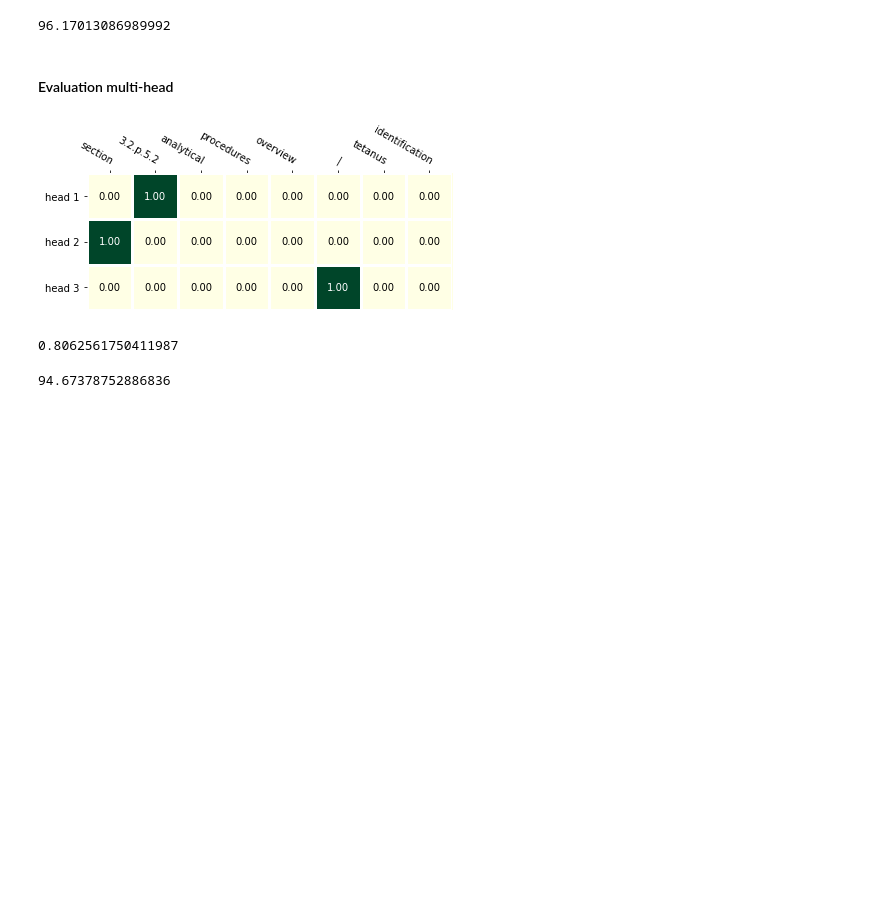
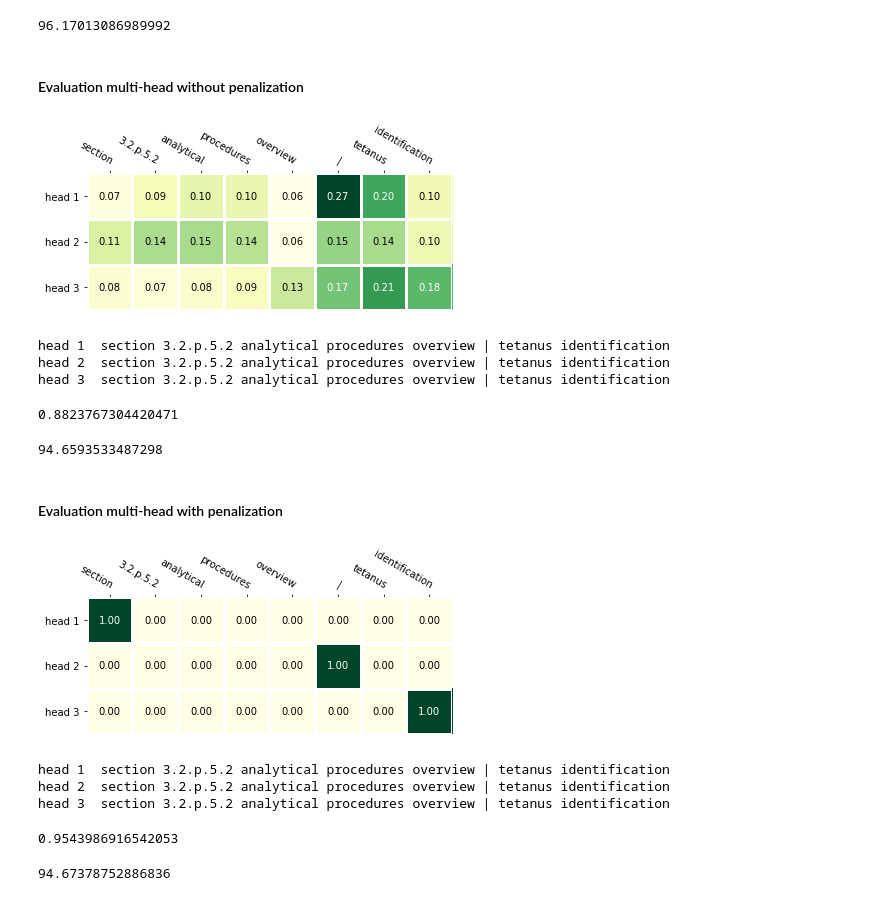
Before and after one commit to JBAujogue/RNN-playground, a Jupyter notebook: Deep Learning for NLP I - 2 Sentence Classification.ipynb, the cells around one changed output. Saved outputs shown, nothing was run; the diff lists cells and outputs as text; code cells hidden in the pictures; blank space fills up the shorter version.

```diff
--- a/Deep Learning for NLP I - 2 Sentence Classification.ipynb
+++ b/Deep Learning for NLP I - 2 Sentence Classification.ipynb
@@ -491,12 +491,13 @@ class SelfAttention(nn.Module):
 #from libDL4NLP.modules import MultiHeadSelfAttention
 # %%
 class MultiHeadSelfAttention(nn.Module):
-    def __init__(self, embedding_dim, n_head = 1, dropout = 0):
+    def __init__(self, embedding_dim, n_head = 1, penalization = None, dropout = 0):
         super(MultiHeadSelfAttention, self).__init__()
 
         # relevant quantities
         self.embedding_dim = embedding_dim
         self.output_dim = n_head * embedding_dim
+        self.penalization = penalization
         self.n_head = n_head
 
         # parameters
@@ -514,7 +515,7 @@ class MultiHeadSelfAttention(nn.Module):
         outputs = [attn(embeddings) for attn in self.attn_list]
         applied = torch.cat([out[0] for out in outputs], dim = 2) # size (batch_size, 1, n_heads * embedding_dim)
         weights = torch.cat([out[1] for out in outputs], dim = 1) # size (batch_size, n_heads, input_length)
-        if penal and self.n_head > 1 :
+        if (self.penalization is not None) and penal and self.n_head > 1 :
             penal = self.compute_penalty(weights, device)
             return applied, weights, penal
         elif penal :
@@ -825,14 +885,36 @@ classifier.compute_accuracy(labelled_sentences)
 # %% [output]
 96.17013086989992
 # %% [markdown]
-#### Evaluation multi-head
+#### Evaluation multi-head without penalization
 # %%
 # attention heads = 3
 classifier.eval()
-classifier('section 3.2.p.5.2 analytical procedures overview | tetanus identification', show_attention = True)
+classifier('section 3.2.p.5.2 analytical procedures overview | tetanus identification', attention_method = AttentionViewer)
+classifier('section 3.2.p.5.2 analytical procedures overview | tetanus identification', attention_method = AttentionViewerOnWords)
 # %% [output]
-[figure, old version]
+[figure, new version]
-0.8062561750411987
+head 1  section 3.2.p.5.2 analytical procedures overview | tetanus identification
+head 2  section 3.2.p.5.2 analytical procedures overview | tetanus identification
+head 3  section 3.2.p.5.2 analytical procedures overview | tetanus identification
+0.8823767304420471
+# %%
+classifier.eval()
+classifier.compute_accuracy(labelled_sentences)
+# %% [output]
+94.6593533487298
+# %% [markdown]
+#### Evaluation multi-head with penalization
+# %%
+# attention heads = 3
+classifier.eval()
+classifier('section 3.2.p.5.2 analytical procedures overview | tetanus identification', attention_method = AttentionViewer)
+classifier('section 3.2.p.5.2 analytical procedures overview | tetanus identification', attention_method = AttentionViewerOnWords)
+# %% [output]
+[figure, added]
+head 1  section 3.2.p.5.2 analytical procedures overview | tetanus identification
+head 2  section 3.2.p.5.2 analytical procedures overview | tetanus identification
+head 3  section 3.2.p.5.2 analytical procedures overview | tetanus identification
+0.9543986916542053
 # %%
 classifier.eval()
 classifier.compute_accuracy(labelled_sentences)
```
Also changed, not shown: parts of 11 cells of this notebook, 1 other file.
